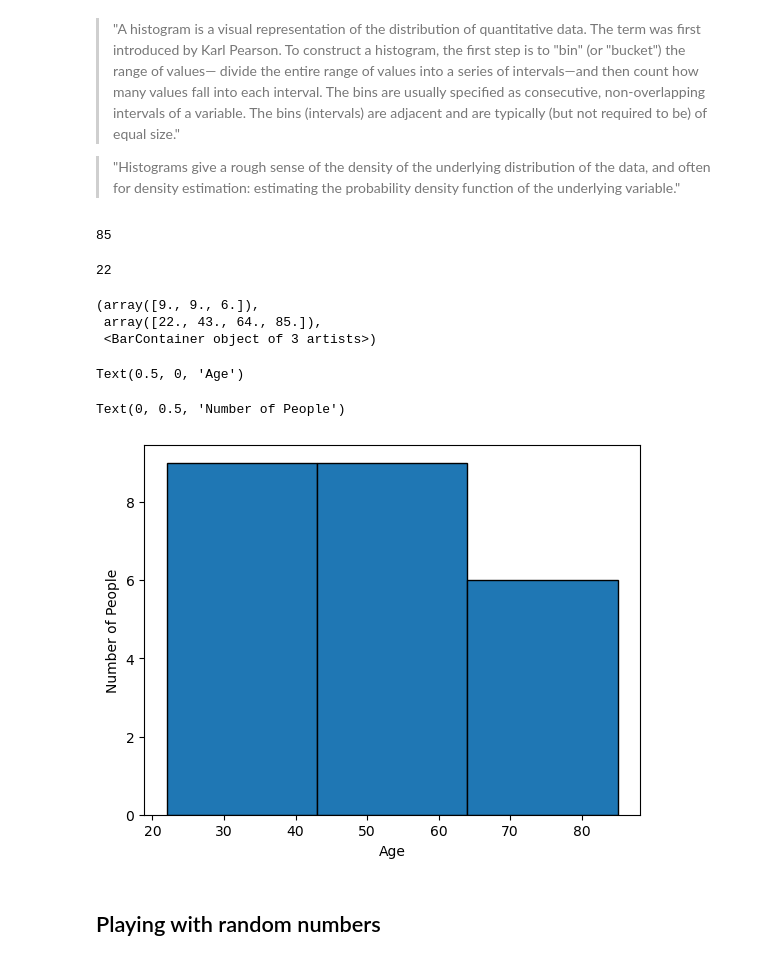
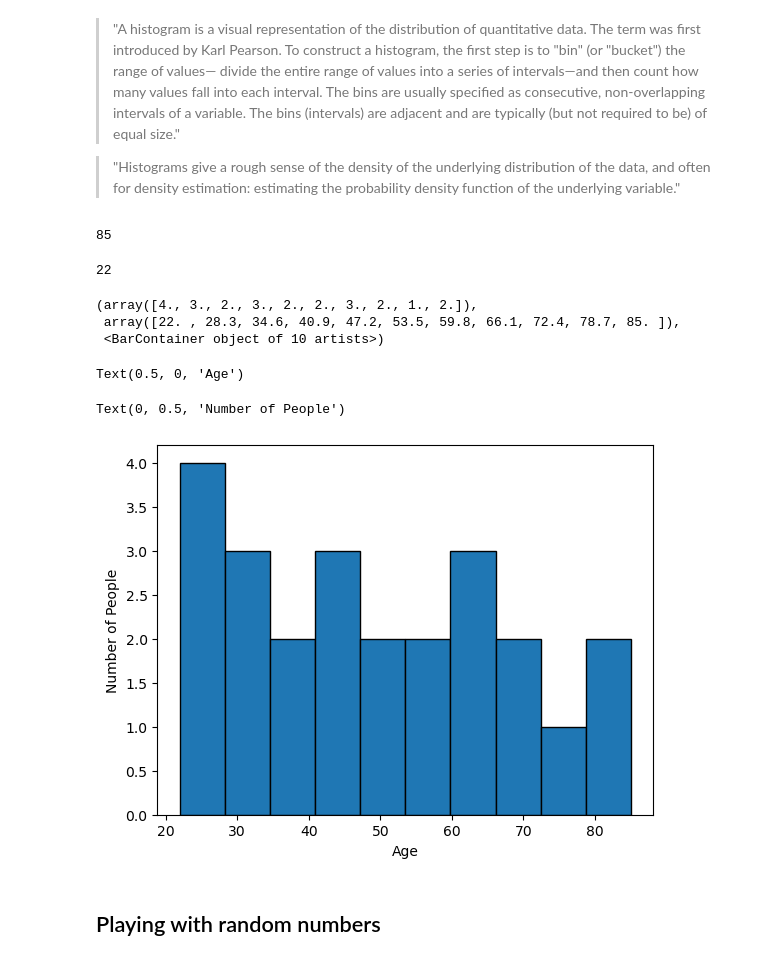
Before and after one commit to arghyadutta/AIComplexSystems, a Jupyter notebook: 01-notebook.ipynb, the cells around one changed output. Drawn from its saved outputs; the diff is of its cells as text; code cells hidden in the pictures.

```diff
--- a/01-notebook.ipynb
+++ b/01-notebook.ipynb
@@ -201,38 +201,38 @@ ages = [
     32,
     35,
     40,
     45,
     46,
     47,
     50,
     52,
     55,
     57,
     60,
     61,
     65,
     68,
     70,
     75,
     80,
     85,
 ]
 np.array(ages).max()
 np.array(ages).min()
 
-plt.hist(ages, bins=3, edgecolor="black")
+plt.hist(ages, bins=10, edgecolor="black")
 plt.xlabel("Age")
 plt.ylabel("Number of People")
 # pass;
 # %% [output]
 85
 22
-(array([9., 9., 6.]),
- array([22., 43., 64., 85.]),
- <BarContainer object of 3 artists>)
+(array([4., 3., 2., 3., 2., 2., 3., 2., 1., 2.]),
+ array([22. , 28.3, 34.6, 40.9, 47.2, 53.5, 59.8, 66.1, 72.4, 78.7, 85. ]),
+ <BarContainer object of 10 artists>)
 Text(0.5, 0, 'Age')
 Text(0, 0.5, 'Number of People')
-[figure, old version]
+[figure, new version]
 # %% [markdown]
 ## Playing with random numbers
 # %%
```
Also changed, not shown: parts of 3 cells of this notebook, 1 other file.
